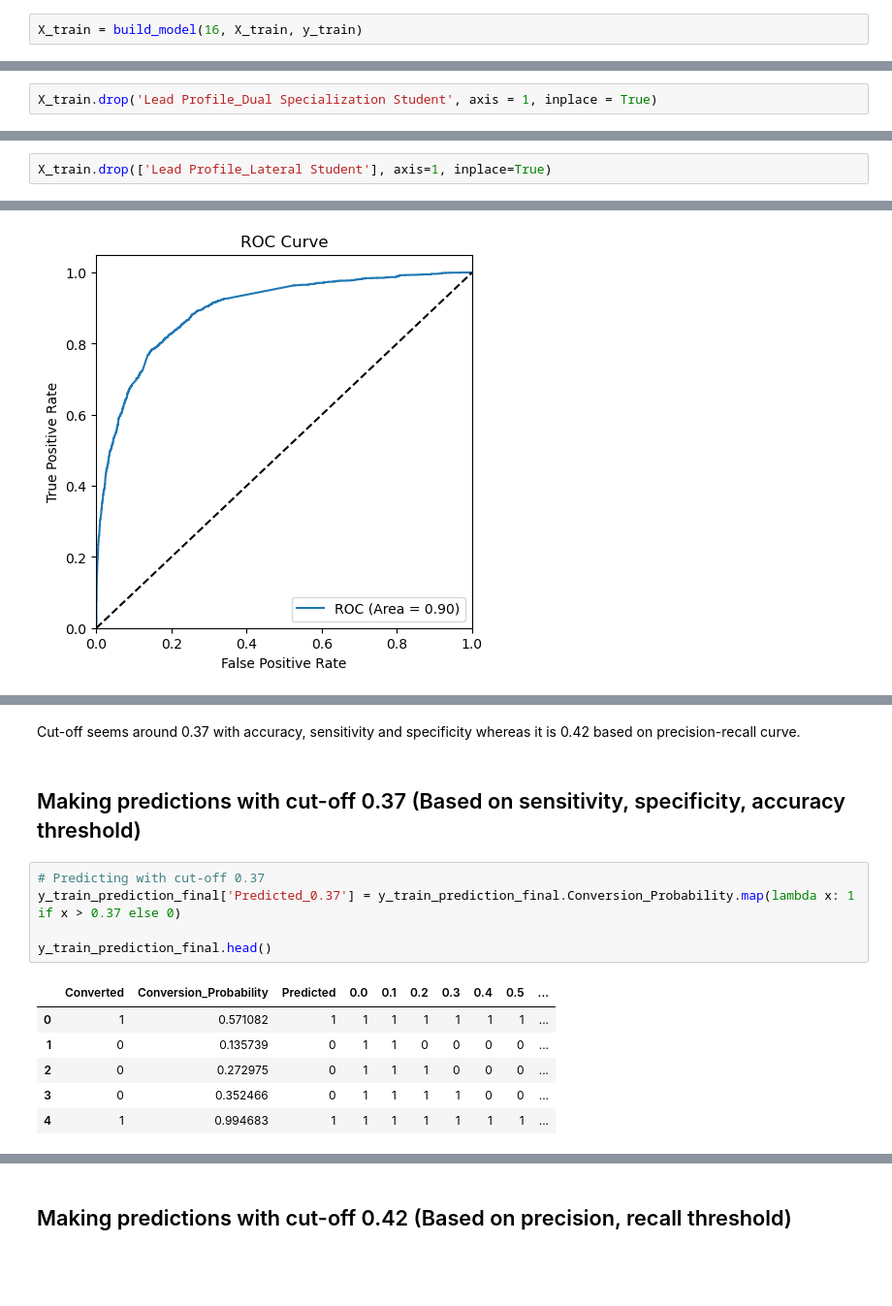
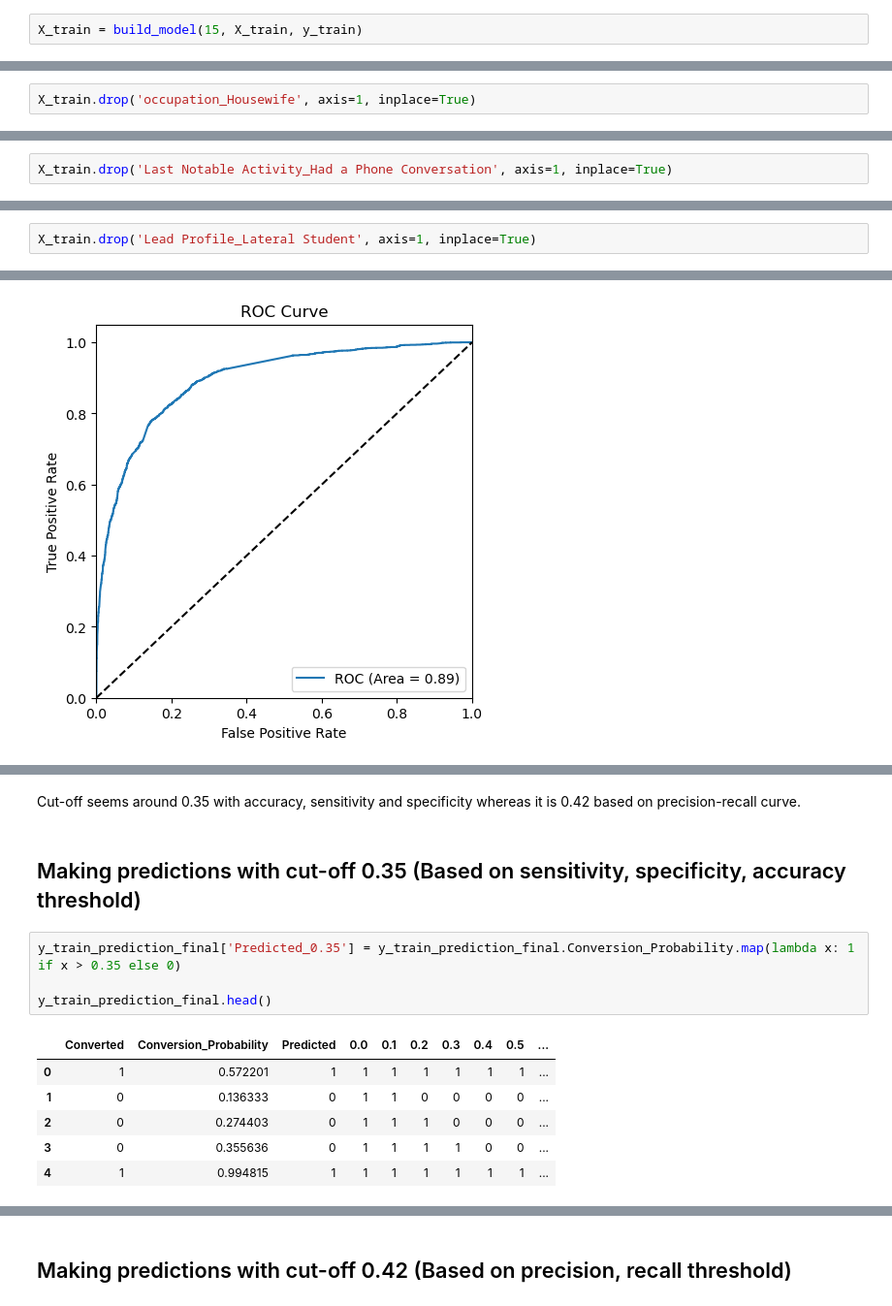
Before and after one commit to VasuMavani/Lead-Scoring, a Jupyter notebook: Assignment.ipynb, the cells around one changed output, grey strips where cells are left out. Shown at 97% size. Cells and saved outputs as stored; diff of their text form; blank space fills up the shorter version.

```diff
--- a/Assignment.ipynb
+++ b/Assignment.ipynb
@@ -1879,5 +1792,5 @@ There are now 4 features for which p-value is very high (>0.9), so new model is
 # %%
-X_train = build_model(16, X_train, y_train)
+X_train = build_model(15, X_train, y_train)
 # %% [output]
 [('Do Not Email', True, 1), ('TotalVisits', True, 1), ('Total Time Spent on Website', True, 1), ('Last Activity_Had a Phone Conversation', True, 1), ('Last Activity_SMS Sent', True, 1), ('Last Activit ...
 # %%
@@ -1908,5 +1821,5 @@ Now, there are only 2 features for which p-value is high. Lead Profile_Dual Spec
 # %%
-X_train.drop('Lead Profile_Dual Specialization Student', axis = 1, inplace = True)
+X_train.drop('occupation_Housewife', axis=1, inplace=True)
 # %%
 summarise_model(X_train, y_train)
 # %% [output]
@@ -1932,0 +1848,2 @@ Lead Profile_Lateral Student feature also has very high p-value. So, this featur
+# %%
+X_train.drop('Last Notable Activity_Had a Phone Conversation', axis=1, inplace=True)
@@ -1935,2 +1875,2 @@ Lead Profile_Lateral Student feature also has very high p-value. So, this featur
 # %%
-X_train.drop(['Lead Profile_Lateral Student'], axis=1, inplace=True)
+X_train.drop('Lead Profile_Lateral Student', axis=1, inplace=True)
@@ -2169,17 +2128,16 @@ plt.show()
 # %% [markdown]
-Cut-off seems around 0.37 with accuracy, sensitivity and specificity whereas it is 0.42 based on precision-recall curve.
+Cut-off seems around 0.35 with accuracy, sensitivity and specificity whereas it is 0.42 based on precision-recall curve.
 # %% [markdown]
-## Making predictions with cut-off 0.37 (Based on sensitivity, specificity, accuracy threshold)
+## Making predictions with cut-off 0.35 (Based on sensitivity, specificity, accuracy threshold)
 # %%
-# Predicting with cut-off 0.37
-y_train_prediction_final['Predicted_0.37'] = y_train_prediction_final.Conversion_Probability.map(lambda x: 1 if x > 0.37 else 0)
+y_train_prediction_final['Predicted_0.35'] = y_train_prediction_final.Conversion_Probability.map(lambda x: 1 if x > 0.35 else 0)
 
 y_train_prediction_final.head()
 # %% [output]
 |  | Converted | Conversion_Probability | Predicted | 0.0 | 0.1 | 0.2 | 0.3 | 0.4 | 0.5 | ... |
-| 0 | 1 | 0.571082 | 1 | 1 | 1 | 1 | 1 | 1 | 1 | ... |
-| 1 | 0 | 0.135739 | 0 | 1 | 1 | 0 | 0 | 0 | 0 | ... |
-| 2 | 0 | 0.272975 | 0 | 1 | 1 | 1 | 0 | 0 | 0 | ... |
-| 3 | 0 | 0.352466 | 0 | 1 | 1 | 1 | 1 | 0 | 0 | ... |
-| 4 | 1 | 0.994683 | 1 | 1 | 1 | 1 | 1 | 1 | 1 | ... |
+| 0 | 1 | 0.572201 | 1 | 1 | 1 | 1 | 1 | 1 | 1 | ... |
+| 1 | 0 | 0.136333 | 0 | 1 | 1 | 0 | 0 | 0 | 0 | ... |
+| 2 | 0 | 0.274403 | 0 | 1 | 1 | 1 | 0 | 0 | 0 | ... |
+| 3 | 0 | 0.355636 | 0 | 1 | 1 | 1 | 1 | 0 | 0 | ... |
+| 4 | 1 | 0.994815 | 1 | 1 | 1 | 1 | 1 | 1 | 1 | ... |
 # %%
```
Also changed, not shown: parts of 62 cells of this notebook.
